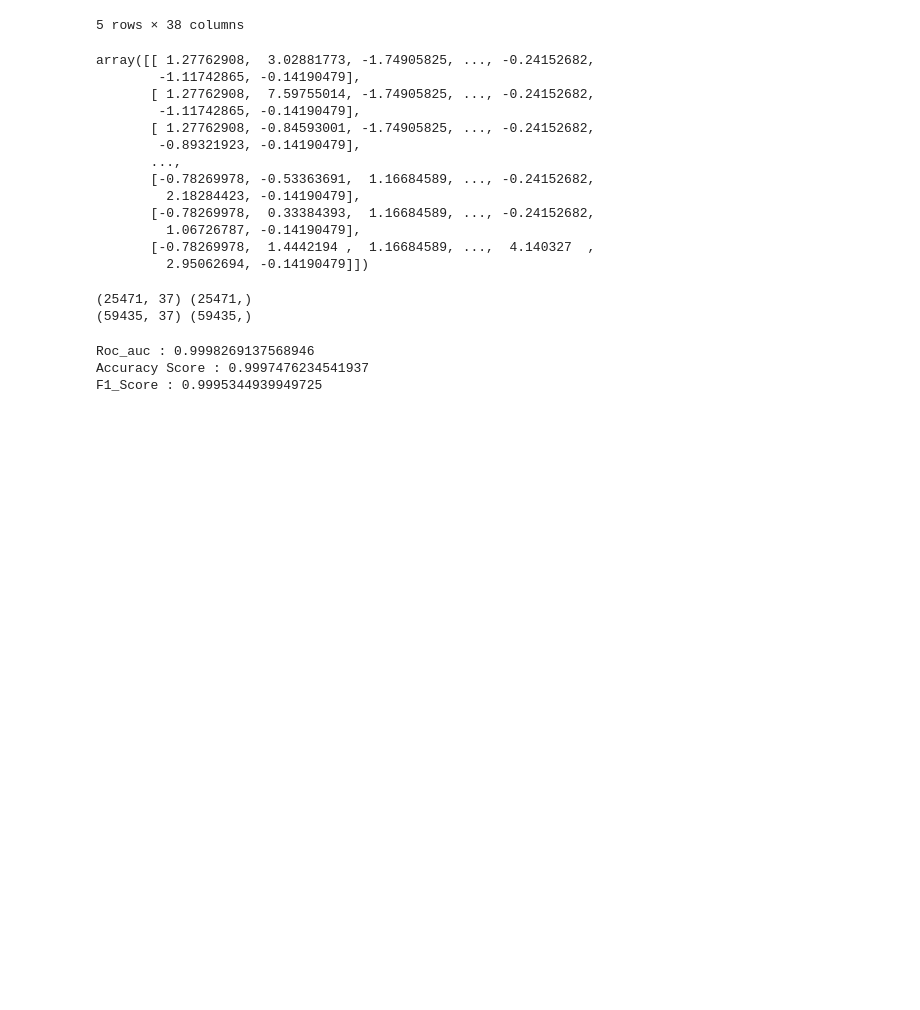
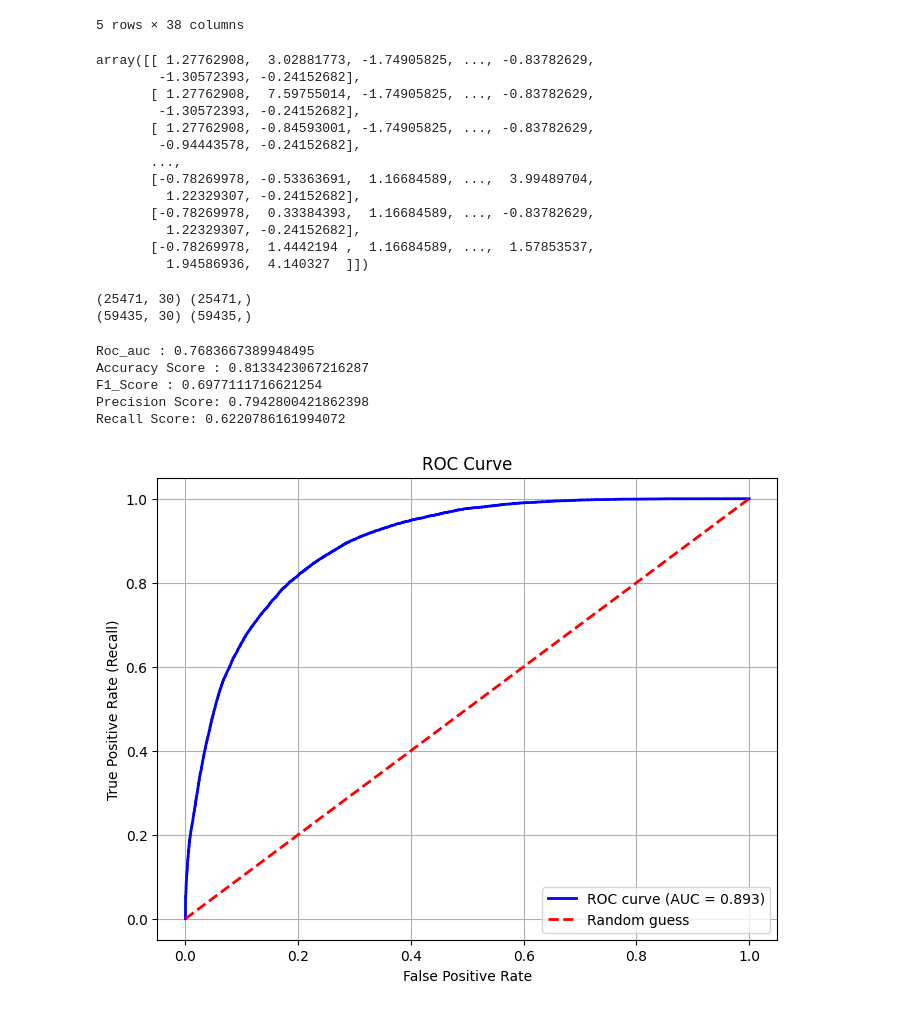
Before and after one commit to Team-5-data/Project-2, a Jupyter notebook: Model/model_build.ipynb, the cells around one changed output. Cells and saved outputs as stored; diff of their text form; code cells hidden in the pictures; blank space fills up the shorter version.

Commit message:
puhsing final model build ipynb and py and Model pkl

```diff
--- a/Model/model_build.ipynb
+++ b/Model/model_build.ipynb
@@ -22,49 +25,83 @@ df.head()
 | 3 | 1 | 0 | 13 | 2015 | 5 | 27 | ... |
 | 4 | 1 | 0 | 14 | 2015 | 5 | 27 | ... |
 5 rows × 38 columns
+# %%
+# Feature that will be used to avoid any conflict with target leakage
+col = ["hotel", 'lead_time' , "arrival_date_year" , "arrival_date_month" ,
+       "arrival_date_week_number","arrival_date_day_of_month" , "stays_in_weekend_nights",
+       "stays_in_week_nights", "adults", "children", "babies", 'meal', "country",
+       'market_segment', 'distribution_channel', 'is_repeated_guest','previous_cancellations',
+       'previous_bookings_not_canceled','reserved_room_type'
+       , 'booking_changes', 'deposit_type', 'agent', 'company', 'days_in_waiting_list',
+       'customer_type', 'adr', 'required_car_parking_spaces', 'total_of_special_requests',
+       'guest_total_stay', "is_stay_long"]
 # %%
 # Feature Normalization
-x = df.drop("is_canceled", axis=1) # independent variable
+x = df[col] # independent variable
 y = df["is_canceled"] # dependent variable
 std = StandardScaler()
-std_x = std.fit_transform(x)
+std_x = std.fit_transform(x) # normalizing dataset
 # %%
 # reviewing normalized data
 std_x
 # %% [output]
-array([[ 1.27762908,  3.02881773, -1.74905825, ..., -0.24152682,
-        -1.11742865, -0.14190479],
-       [ 1.27762908,  7.59755014, -1.74905825, ..., -0.24152682,
-        -1.11742865, -0.14190479],
-       [ 1.27762908, -0.84593001, -1.74905825, ..., -0.24152682,
-        -0.89321923, -0.14190479],
+array([[ 1.27762908,  3.02881773, -1.74905825, ..., -0.83782629,
+        -1.30572393, -0.24152682],
+       [ 1.27762908,  7.59755014, -1.74905825, ..., -0.83782629,
+        -1.30572393, -0.24152682],
+       [ 1.27762908, -0.84593001, -1.74905825, ..., -0.83782629,
+        -0.94443578, -0.24152682],
        ...,
-       [-0.78269978, -0.53363691,  1.16684589, ..., -0.24152682,
-         2.18284423, -0.14190479],
-       [-0.78269978,  0.33384393,  1.16684589, ..., -0.24152682,
-         1.06726787, -0.14190479],
-       [-0.78269978,  1.4442194 ,  1.16684589, ...,  4.140327  ,
-         2.95062694, -0.14190479]])
+       [-0.78269978, -0.53363691,  1.16684589, ...,  3.99489704,
+         1.22329307, -0.24152682],
+       [-0.78269978,  0.33384393,  1.16684589, ..., -0.83782629,
+         1.22329307, -0.24152682],
+       [-0.78269978,  1.4442194 ,  1.16684589, ...,  1.57853537,
+         1.94586936,  4.140327  ]])
 # %%
 # splitting data into train and test set
 x_train , x_test , y_train, y_test = train_test_split(std_x, y, random_state=21, test_size=0.7)
 # review shape
 print(x_train.shape, y_train.shape)
 print(x_test.shape, y_test.shape)
+# dataset is split in ratio of 70% data goes for train purpose and 30% is for testing purpose
 # %% [output]
-(25471, 37) (25471,)
-(59435, 37) (59435,)
+(25471, 30) (25471,)
+(59435, 30) (59435,)
 # %%
 # model building
-Model = RandomForestClassifier(n_estimators=100,class_weight="balanced")
-# fitting data into model
+Model = RandomForestClassifier(n_estimators=250,class_weight="balanced", min_samples_leaf=10, max_depth=30)
+# random forest classifier model with n_estimators 250 and class will be set to balanced , min_samples_leaf =10 , max depth 30
+# fitting data into model or train model
 Model.fit(x_train, y_train)
+# predicting x test
 pred = Model.predict(x_test)
 # %%
+# score's and accuracy
 print(f"Roc_auc : {roc_auc_score(pred , y_test)}")
 print(f"Accuracy Score : {accuracy_score(pred,y_test)}")
 print(f"F1_Score : {f1_score(pred, y_test)}")
+print(f"Precision Score: {precision_score(pred, y_test)}")
+print(f"Recall Score: {recall_score(pred,y_test)}")
 # %% [output]
-Roc_auc : 0.9998269137568946
-Accuracy Score : 0.9997476234541937
-F1_Score : 0.9995344939949725
+Roc_auc : 0.7683667389948495
+Accuracy Score : 0.8133423067216287
+F1_Score : 0.6977111716621254
+Precision Score: 0.7942800421862398
+Recall Score: 0.6220786161994072
+# %%
+# plotting roc curve
+y_scores= Model.predict_proba(x_test)[:,1] # getting y scores
+fpr , tpr , threshold = roc_curve(y_test, y_scores) # getting false positive rate , true positive rate
+roc_auc = roc_auc_score(y_test, y_scores) # getting roc auc score which is turned out be approx 90% of the well sepration
+plt.figure(figsize=(8,6))
+plt.plot(fpr, tpr, color='blue', lw=2, label=f'ROC curve (AUC = {roc_auc:.3f})')
+plt.plot([0,1], [0,1], color='red', linestyle='--', lw=2, label='Random guess')
+plt.xlabel('False Positive Rate')
+plt.ylabel('True Positive Rate (Recall)')
+plt.title('ROC Curve')
+plt.legend(loc='lower right')
+plt.grid(True)
+plt.show()
+# %% [output]
+[figure, added]
```
Also changed, not shown: parts of 3 cells of this notebook, 2 other files.
